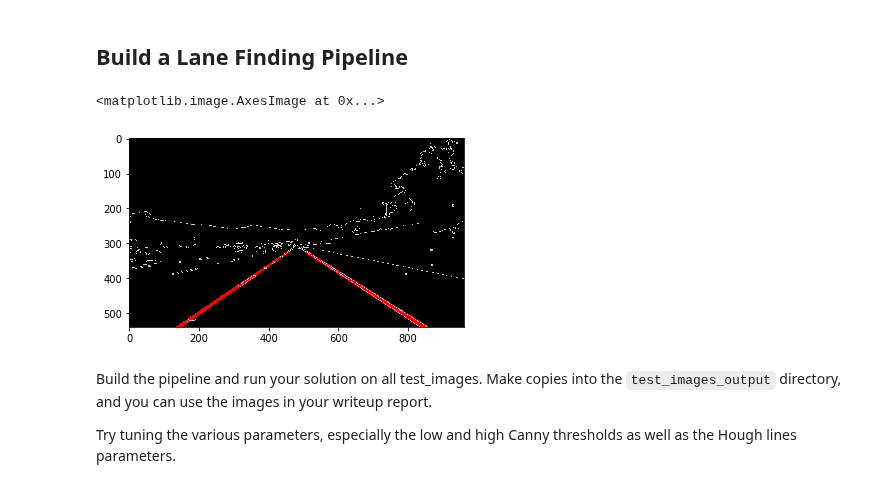
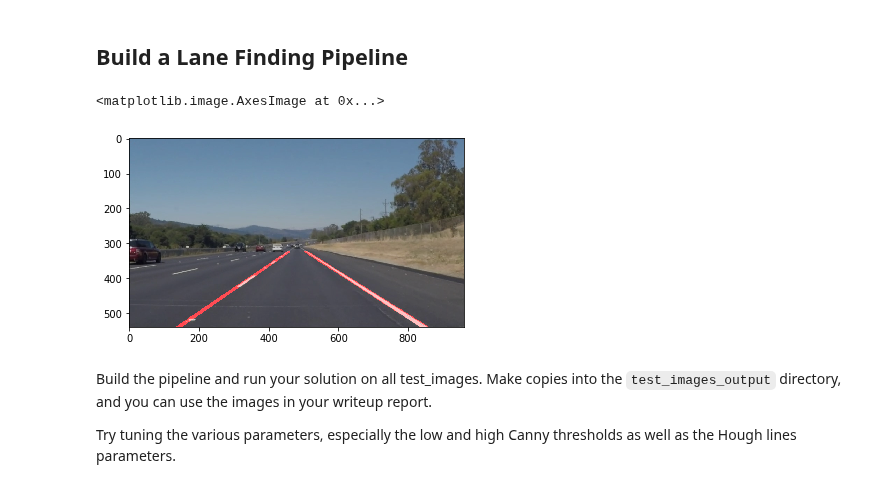
Before and after one commit to udacity/CarND-LaneLines-P1, a Jupyter notebook: P1.ipynb, the cells around one changed output. Drawn from its saved outputs; the diff is of its cells as text; code cells hidden in the pictures.

Commit message:
Fix minor bugs in weighted_img func

```diff
--- a/P1.ipynb
+++ b/P1.ipynb
@@ -283,35 +283,35 @@ gray_img = grayscale(image)
 # step 2. Define a kernel size and apply Gaussian smoothing
 kernel_size = 5
 blur_gray = gaussian_blur(gray_img, kernel_size)
 
 # step 3. Define our parameters for Canny and apply
 low_threshold = 50
 high_threshold = 150
 edges = canny(blur_gray, low_threshold, high_threshold)
 
 # step 4. Define a four sided polygon to mask
 imshape = image.shape
 vertices = np.array([[(0, imshape[0]), (imshape[1]/2-20,imshape[0]*3/5), \
                       (imshape[1]/2+20,imshape[0]*3/5), (imshape[1],imshape[0])]], dtype=np.int32)
 masked_edges = region_of_interest(edges, vertices)
 
 # step 5. Define the Hough transform parameters
 # step 6. Draw lines
 rho = 1
 theta = np.pi/180
 threshold = 15
 min_line_length = 40
 max_line_gap = 200
 line_image = np.copy(image)*0
 line_image = hough_lines(masked_edges, rho, theta, threshold, min_line_length, max_line_gap)
 
 # step 7. Draw the lines on the edge image
 color_edges = np.dstack((edges, edges, edges))
-line_edges = weighted_img(line_image, color_edges, 0.8, 1, 0)
+line_edges = weighted_img(line_image, image, 0.8, 1, 0)
 plt.imshow(line_edges)
 # %% [output]
 <matplotlib.image.AxesImage at 0x...>
-[figure, old version]
+[figure, new version]
 # %% [markdown]
 Build the pipeline and run your solution on all test_images. Make copies into the `test_images_output` directory, and you can use the images in your writeup report.
 
```
Also changed, not shown: parts of 4 cells of this notebook, 6 other files.
